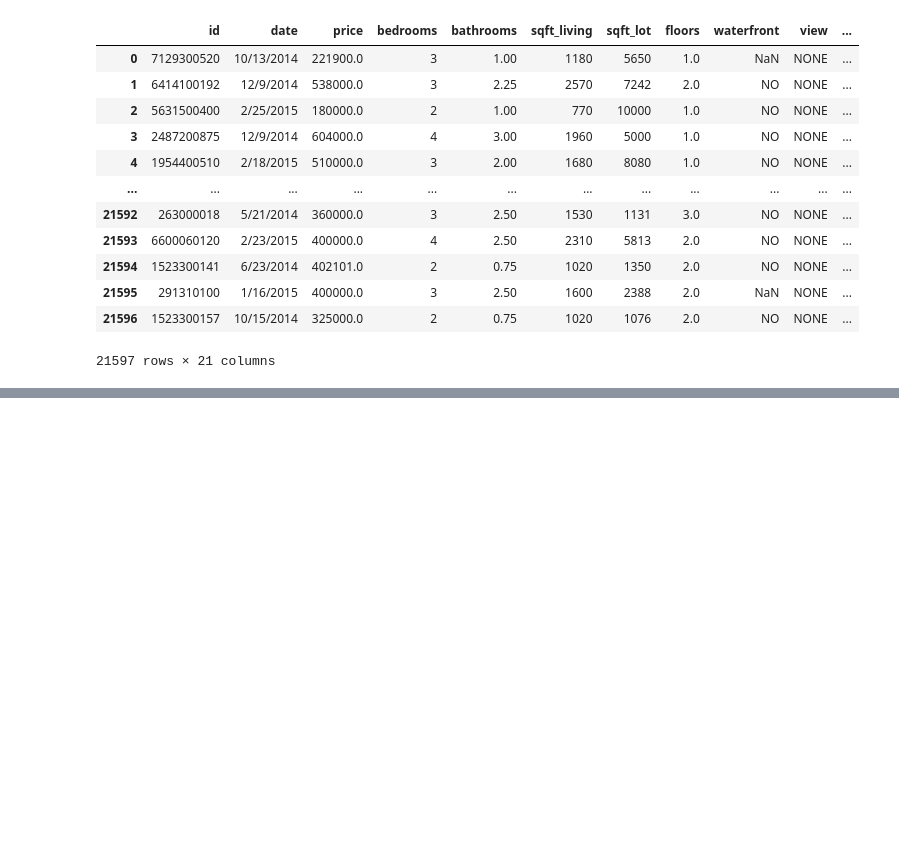
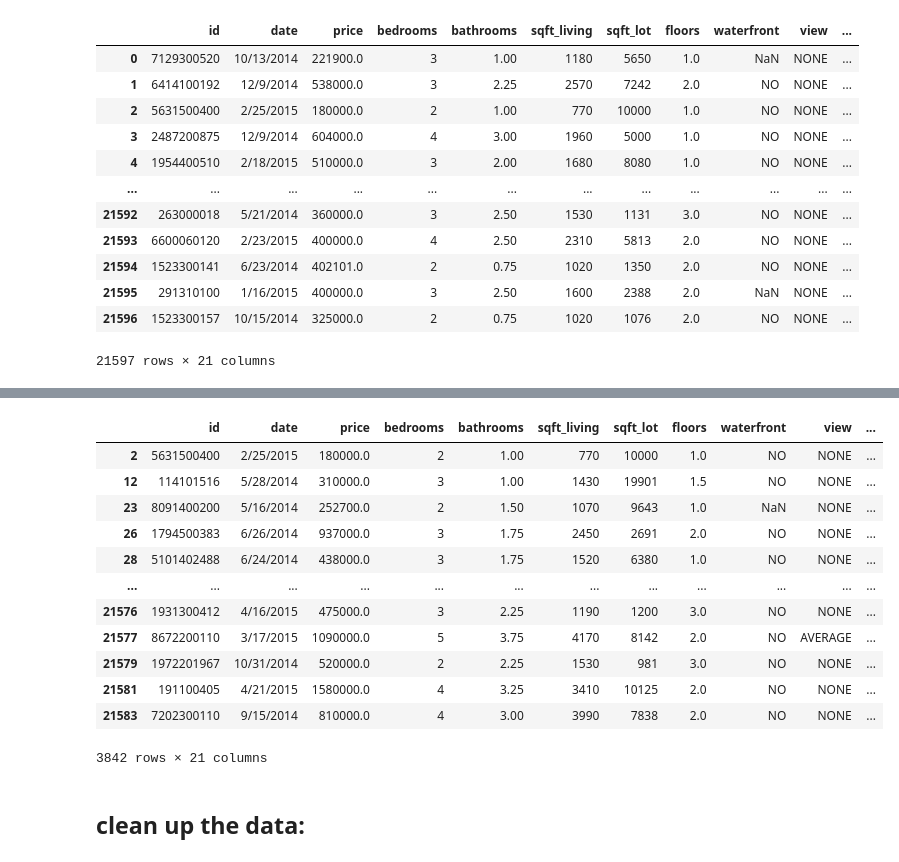
Before and after one commit to luke-lite/Residential-Real-Estate-Analysis, a Jupyter notebook: Exploratory Data Analysis.ipynb, the cells around one changed output, grey strips where cells are left out. Drawn from its saved outputs; the diff is of its cells as text; code cells hidden in the pictures; blank space fills up the shorter version.

```diff
--- a/Exploratory Data Analysis.ipynb
+++ b/Exploratory Data Analysis.ipynb
@@ -19,0 +120,18 @@ house_df
+# %%
+house_df[house_df['yr_renovated'].isna() == True]
+# %% [output]
+|  | id | date | price | bedrooms | bathrooms | sqft_living | sqft_lot | floors | waterfront | view | ... |
+| 2 | 5631500400 | 2/25/2015 | 180000.0 | 2 | 1.00 | 770 | 10000 | 1.0 | NO | NONE | ... |
+| 12 | 114101516 | 5/28/2014 | 310000.0 | 3 | 1.00 | 1430 | 19901 | 1.5 | NO | NONE | ... |
+| 23 | 8091400200 | 5/16/2014 | 252700.0 | 2 | 1.50 | 1070 | 9643 | 1.0 | NaN | NONE | ... |
+| 26 | 1794500383 | 6/26/2014 | 937000.0 | 3 | 1.75 | 2450 | 2691 | 2.0 | NO | NONE | ... |
+| 28 | 5101402488 | 6/24/2014 | 438000.0 | 3 | 1.75 | 1520 | 6380 | 1.0 | NO | NONE | ... |
+| ... | ... | ... | ... | ... | ... | ... | ... | ... | ... | ... | ... |
+| 21576 | 1931300412 | 4/16/2015 | 475000.0 | 3 | 2.25 | 1190 | 1200 | 3.0 | NO | NONE | ... |
+| 21577 | 8672200110 | 3/17/2015 | 1090000.0 | 5 | 3.75 | 4170 | 8142 | 2.0 | NO | AVERAGE | ... |
+| 21579 | 1972201967 | 10/31/2014 | 520000.0 | 2 | 2.25 | 1530 | 981 | 3.0 | NO | NONE | ... |
+| 21581 | 191100405 | 4/21/2015 | 1580000.0 | 4 | 3.25 | 3410 | 10125 | 2.0 | NO | NONE | ... |
+| 21583 | 7202300110 | 9/15/2014 | 810000.0 | 4 | 3.00 | 3990 | 7838 | 2.0 | NO | NONE | ... |
+3842 rows × 21 columns
+# %% [markdown]
+## clean up the data:
```
Also changed, not shown: parts of 42 cells of this notebook.
